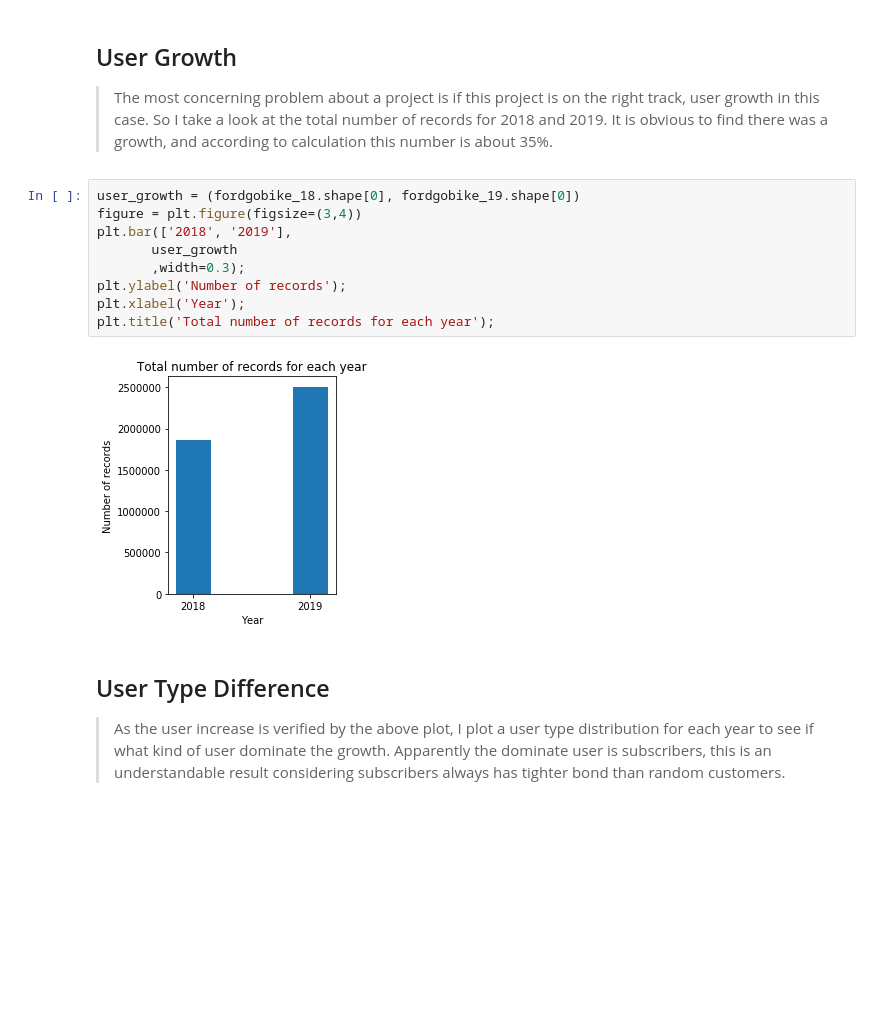
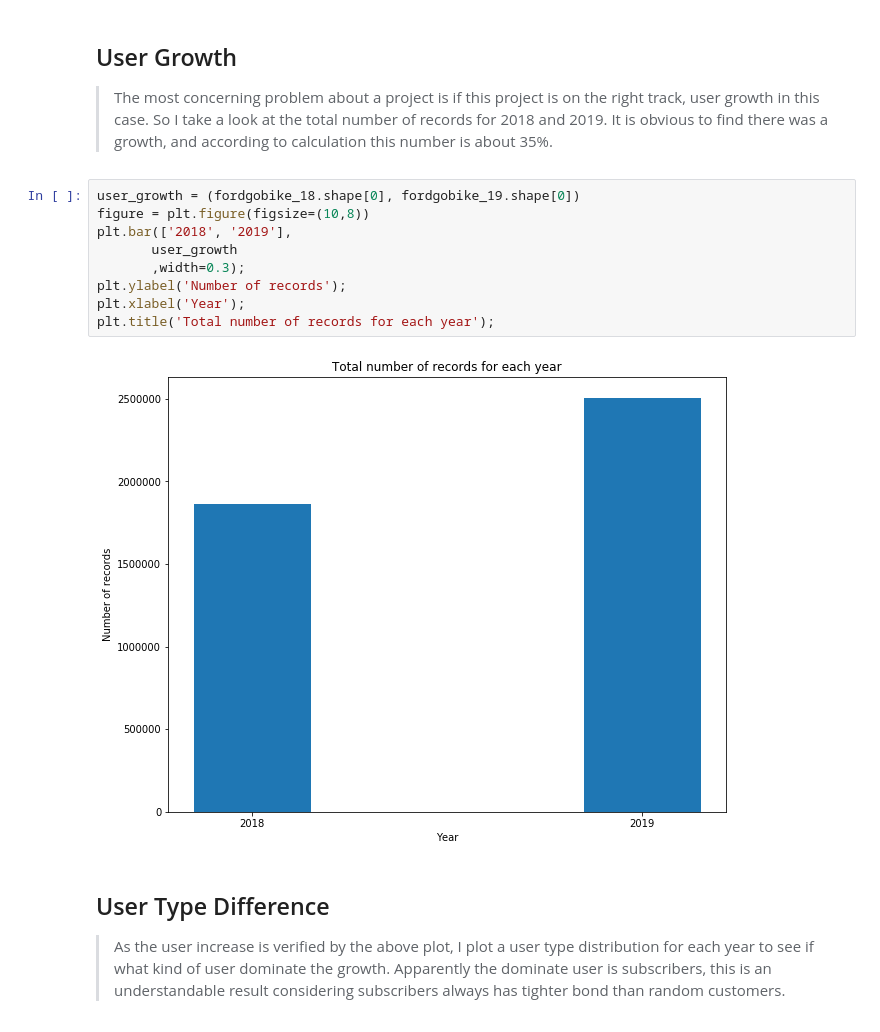
Before and after one commit to Hiiiua/Udacity_DA, a Jupyter notebook: Project Template/slide_deck_fordgobike.ipynb, the cells around one changed output. Saved outputs shown, nothing was run; the diff lists cells and outputs as text; blank space fills up the shorter version.

Commit message:
New Revision
Adjust plot size

```diff
--- a/Project Template/slide_deck_fordgobike.ipynb
+++ b/Project Template/slide_deck_fordgobike.ipynb
@@ -69,15 +69,15 @@ fordgobike_19['month'] = [mo[1] for mo in fordgobike_19['date'].str.split('-')]
 > The most concerning problem about a project is if this project is on the right track, user growth in this case. So I take a look at the total number of records for 2018 and 2019. It is obvious to find there was a growth, and according to calculation this number is about 35%.
 # %%
 user_growth = (fordgobike_18.shape[0], fordgobike_19.shape[0])
-figure = plt.figure(figsize=(3,4))
+figure = plt.figure(figsize=(10,8))
 plt.bar(['2018', '2019'],
        user_growth
        ,width=0.3);
 plt.ylabel('Number of records');
 plt.xlabel('Year');
 plt.title('Total number of records for each year');
 # %% [output]
-[figure, old version]
+[figure, new version]
 # %% [markdown]
 ## User Type Difference
 
```
Also changed, not shown: parts of 4 cells of this notebook, 1 other file.
